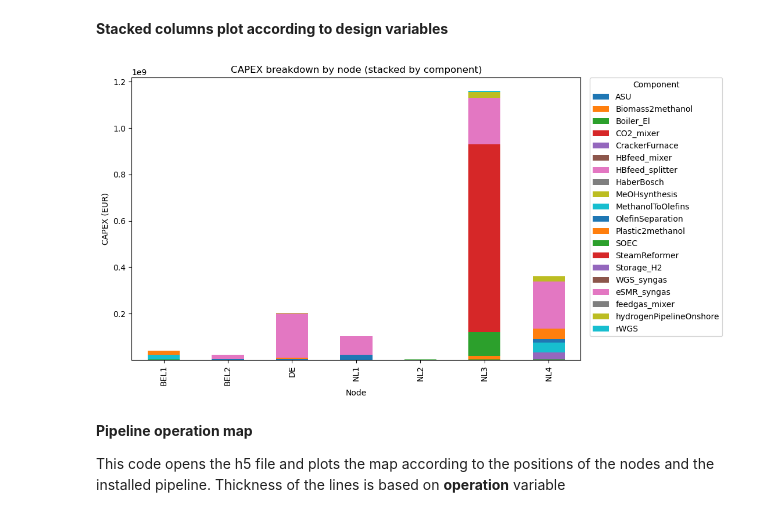
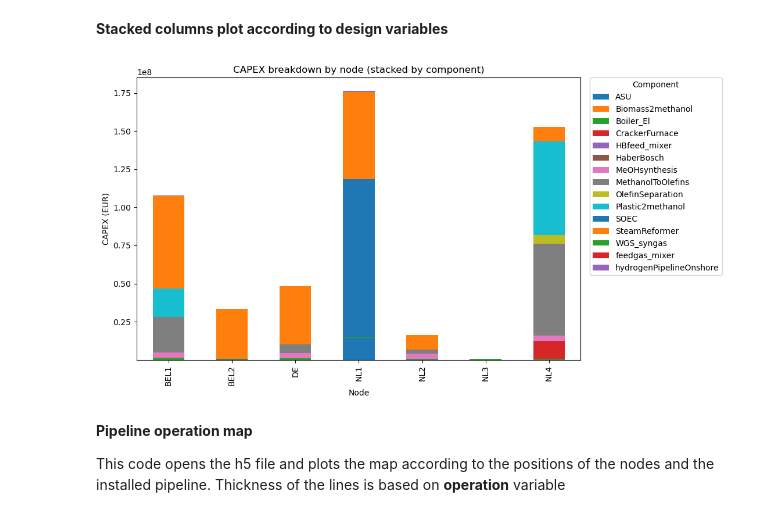
Before and after one commit to AlessandroMagnino/AdOpT-NET0_my, a Jupyter notebook: output_analysers/h5_reader.ipynb, the cells around one changed output. Cells and saved outputs as stored; diff of their text form; code cells hidden in the pictures.

```diff
--- a/output_analysers/h5_reader.ipynb
+++ b/output_analysers/h5_reader.ipynb
@@ -534,35 +534,35 @@ def plot_stacked_capex_by_node(df: pd.DataFrame,
     ax.set_xlabel("Node")
     ax.set_title("CAPEX breakdown by node (stacked by component)")
     ax.legend(title="Component", bbox_to_anchor=(1.02, 1), loc="upper left", borderaxespad=0)
 
     plt.tight_layout()
     plt.show()
 
 # Main
-h5_path = r"output\backbone_20260309114622-1\optimization_results.h5"
+h5_path = r"output\backbone_20260309170115-1\optimization_results.h5"
 year = "2022"
 
 base = create_base_df(h5_path, year=year)
 base_tech = load_technologies_design_results("capex_tot", h5_path, year=year, base_df=base)
 base_ntw = load_networks_design_results("capex", h5_path, year=year, base_df=base)
 
 base_combined = merge_tech_and_ntw(base_tech, base_ntw, dataset_name=("capex_tot", "capex"), column_name="capex")
 
 # In case we want to load size as well (not needed for the plot but maybe useful for other analyses):
 # base = load_design_results("size", h5_path, year=year, base_df=base)
 
 # Node order (optional, can be customized or set to None for default sorting)
 node_order = ["BEL1", "BEL2", "DE", "NL1", "NL2", "NL3", "NL4"]
 
 plot_stacked_capex_by_node(
     base_combined,
     capex_col="capex",
     node_order=node_order,
     top_n_components=None,   # set to something like 10 if the legend explodes
     drop_zeros=True
 )
 # %% [output]
-[figure, old version]
+[figure, new version]
 # %% [markdown]
 **Pipeline operation map**
 
```
Also changed, not shown: parts of 1 cell of this notebook, 8 other files.
